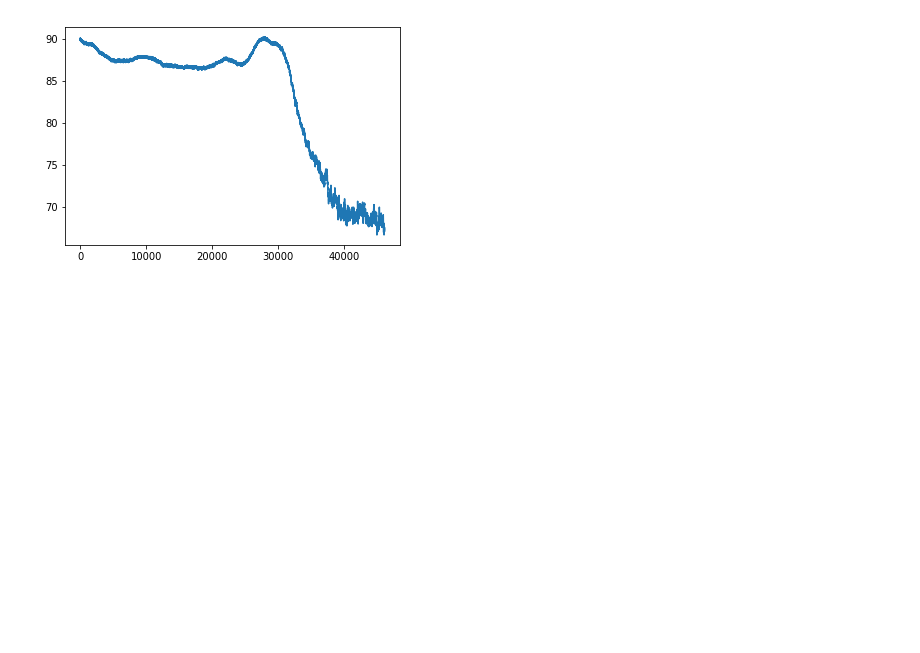
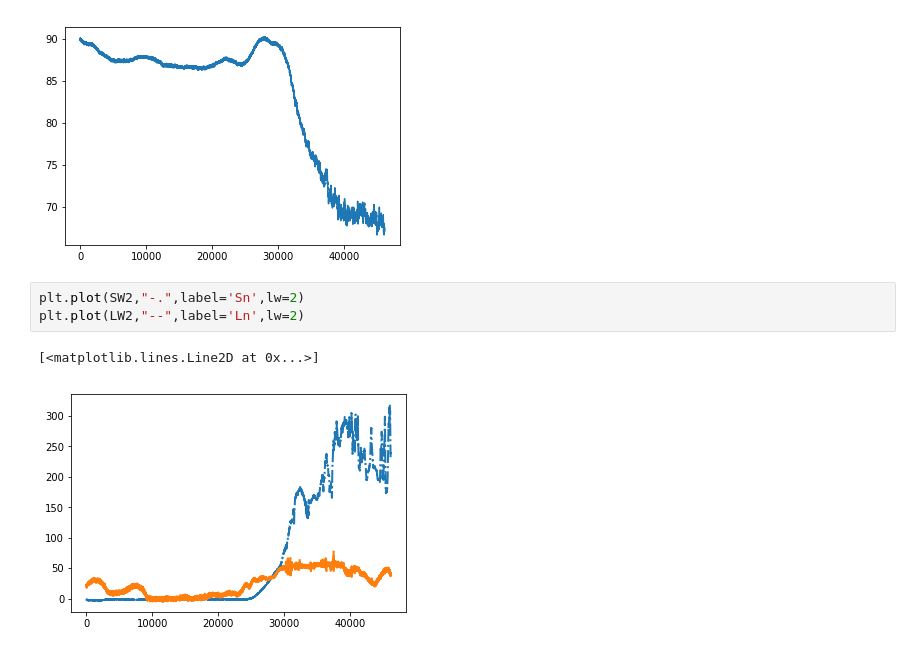
Before and after one commit to IsabelSmith1998/Assignment-Two--25002661, a Jupyter notebook: Assignmnet two.ipynb, the cells around one changed output. Drawn from its saved outputs; the diff is of its cells as text; blank space fills up the shorter version.

```diff
--- a/Assignmnet two.ipynb
+++ b/Assignmnet two.ipynb
@@ -64,3 +60,9 @@ plt.plot(RH2)
 # %% [output]
 [<matplotlib.lines.Line2D at 0x...>]
 [figure]
+# %%
+plt.plot(SW2,"-.",label='Sn',lw=2)
+plt.plot(LW2,"--",label='Ln',lw=2)
+# %% [output]
+[<matplotlib.lines.Line2D at 0x...>]
+[figure, added]
```
Also changed, not shown: parts of 4 cells of this notebook.
